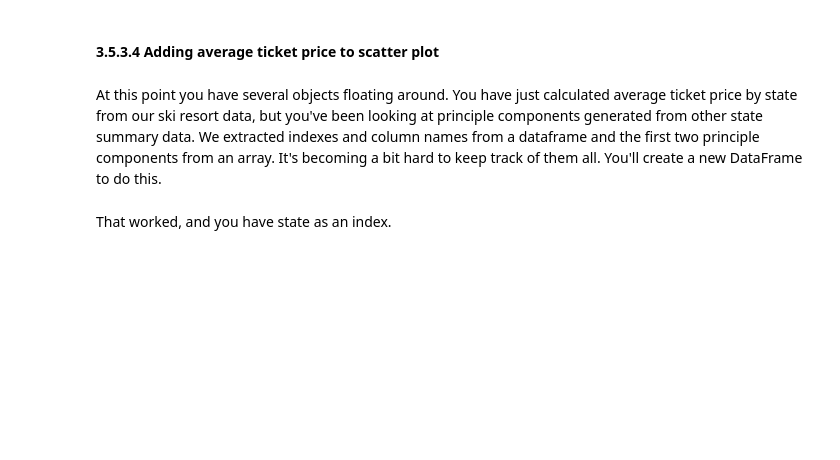
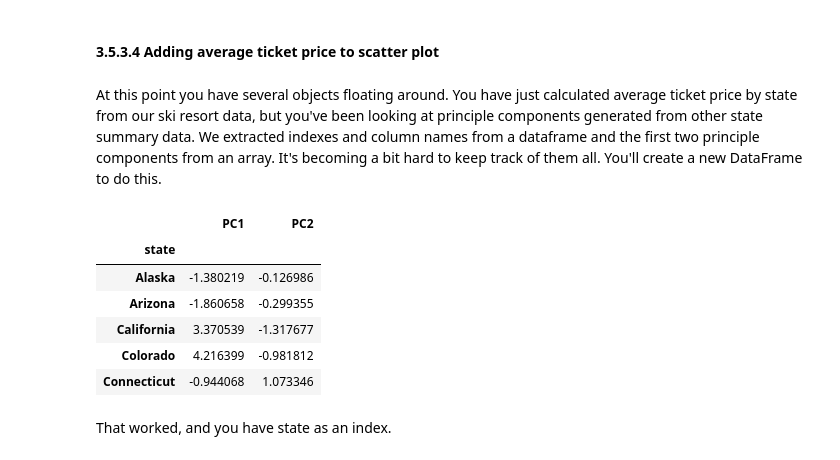
Before and after one commit to lauramg246/DataScienceGuidedCapstone, a Jupyter notebook: Notebooks/03_exploratory_data_analysis.ipynb, the cells around one changed output. Cells and saved outputs as stored; diff of their text form; code cells hidden in the pictures; blank space fills up the shorter version.

```diff
--- a/Notebooks/03_exploratory_data_analysis.ipynb
+++ b/Notebooks/03_exploratory_data_analysis.ipynb
@@ -427,11 +481,20 @@ At this point you have several objects floating around. You have just calculated
 # %%
 #Code task 9#
 #Create a dataframe containing the values of the first two PCA components
 #Remember the first component was given by state_pca_x[:, 0],
 #and the second by state_pca_x[:, 1]
 #Call these 'PC1' and 'PC2', respectively and set the dataframe index to `state_summary_index`
-pca_df = pd.DataFrame({'PC1': ___, 'PC2': ___}, index=__)
+pca_df = pd.DataFrame({'PC1': state_pca_x[:,0], 'PC2': state_pca_x[:,1]}, index=state_summary_index)
 pca_df.head()
+print(pca_df)
+# %% [output]
+|  | PC1 | PC2 |
+| state |  |  |
+| Alaska | -1.380219 | -0.126986 |
+| Arizona | -1.860658 | -0.299355 |
+| California | 3.370539 | -1.317677 |
+| Colorado | 4.216399 | -0.981812 |
+| Connecticut | -0.944068 | 1.073346 |
 # %% [markdown]
 That worked, and you have state as an index.
 # %%
```
Also changed, not shown: parts of 21 cells of this notebook.
